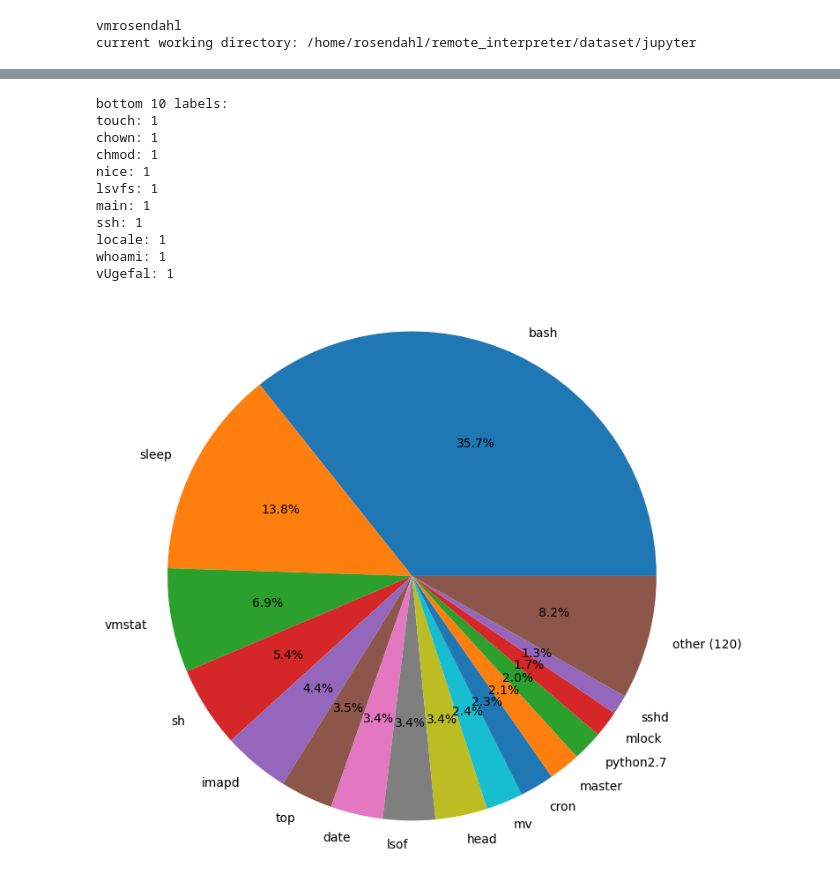
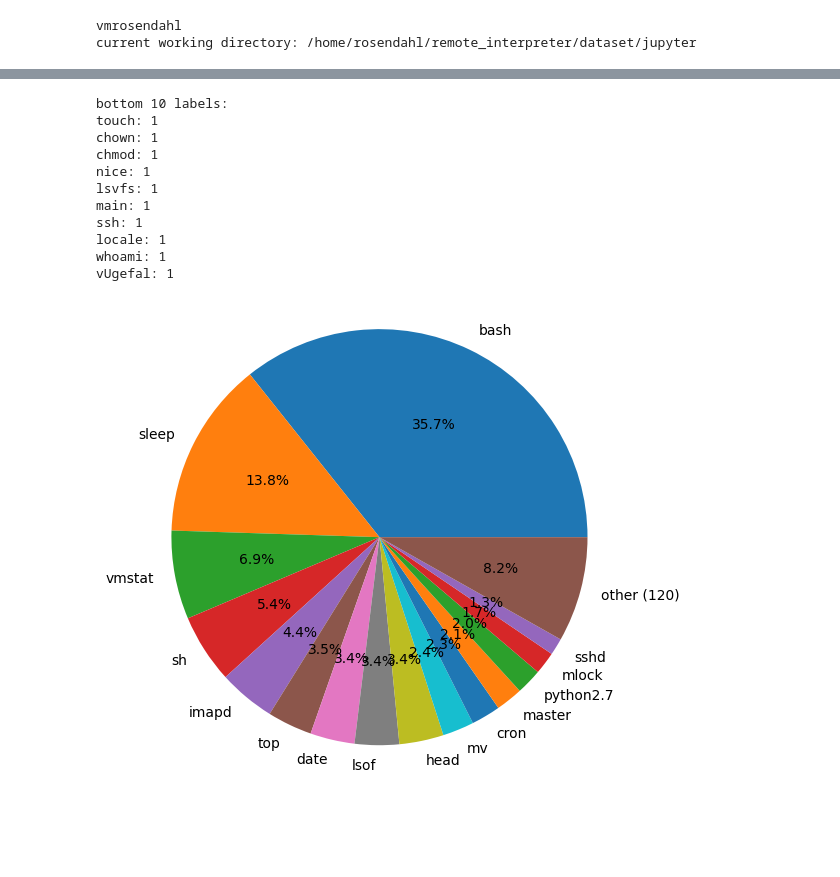
Before and after one commit to JannikRosendahl/bachelor_thesis_dataset, a Jupyter notebook: jupyter/seq_expl.ipynb, the cells around one changed output, grey strips where cells are left out. Drawn from its saved outputs; the diff is of its cells as text; code cells hidden in the pictures; blank space fills up the shorter version.

```diff
--- a/jupyter/seq_expl.ipynb
+++ b/jupyter/seq_expl.ipynb
@@ -137,32 +137,32 @@ occurrence.sort(key=lambda x: x[1], reverse=True)
 
 labels = [row[0] for row in occurrence]
 sizes = [row[1] for row in occurrence]
 
 # print bottom 10 labels with their sizes
 print('bottom 10 labels:')
 for label, size in zip(labels[-10:], sizes[-10:]):
     print(f'{label}: {size}')
 
 labels, sizes = group_bottom_percent(labels, sizes, 0.01)
 
 fig, ax = plt.subplots()
 ax.pie(sizes, labels=labels, autopct='%1.1f%%', textprops={'size': 'medium'})
 ax.axis('equal')  # Equal aspect ratio ensures that pie is drawn as a circle.
 
-fig.set_size_inches((20*cm, 20*cm))
+fig.set_size_inches((15*cm, 15*cm))
 
 plt.savefig(f'figures/class_distribution_windowed_{window_size}.svg')
 plt.show()
 # %% [output]
 bottom 10 labels:
 touch: 1
 chown: 1
 chmod: 1
 nice: 1
 lsvfs: 1
 main: 1
 ssh: 1
 locale: 1
 whoami: 1
 vUgefal: 1
-[figure, old version]
+[figure, new version]
```
Also changed, not shown: parts of 6 cells of this notebook, 5 other files.
